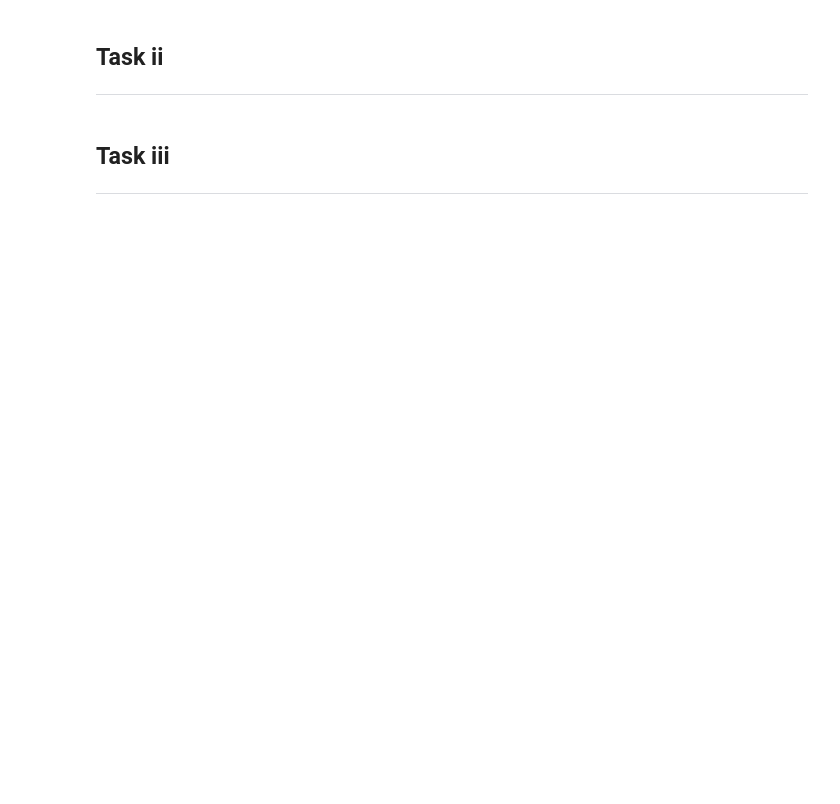
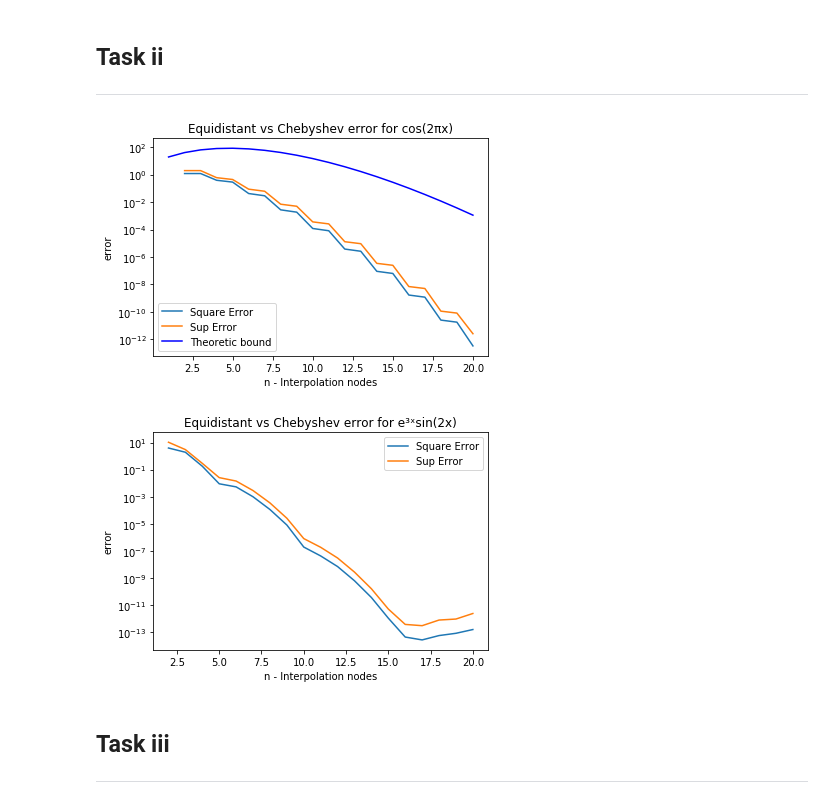
Before and after one commit to CelestialCry/Numerical-Methods, a Jupyter notebook: Øving/Assignment 2.ipynb, the cells around one changed output. Cells and saved outputs as stored; diff of their text form; code cells hidden in the pictures; blank space fills up the shorter version.

```diff
--- a/Øving/Assignment 2.ipynb
+++ b/Øving/Assignment 2.ipynb
@@ -165,7 +164,7 @@ class Plottable():
     print()
         Can use print to create and show plot
     """
-    __slots__ = ["function", "max_dom", "min_dom"]
+    __slots__ = ["function", "max_dom", "min_dom", "history", "grad"]
 
     def __init__(self, function=lambda x: 0, mi=0, ma=1):
         """
@@ -179,7 +178,7 @@ class Plottable():
         ma :: Double
             End of interval
         """
-        self.function, self.max_dom, self.min_dom = function, ma, mi
+        self.function, self.max_dom, self.min_dom, self.history, self.grad = function, ma, mi, [], self.diff
 
     def plot(self, *args, start=None, end=None, step=500, **kwargs):
         """
@@ -213,7 +212,7 @@ class Plottable():
     def __call__(self, *args):  # Function calling overloading
         return self.function(*args)
 
-    def diff(self, n):
+    def diff(self, x):
         """
         Differentiation method using jacobian from autograd
         Parameters
@@ -224,14 +223,9 @@ class Plottable():
         ----------
         Returns the differentiated function
         """
-        n = self.function
-        for i in range(n):
-            n = jacobian(n)
-        return n
+        return grad(self.function)(x)
 
 class AltDiff(Plottable):
-
-    __slots__ = ["grad"]
 
     def __init__(self, f, start, end, newDiff = None):
         super().__init__(f, start, end)
@@ -1142,19 +1139,22 @@ plt.show()
 # %%
 plt.figure()
 plt.axes(xlabel = "n - Interpolation nodes", ylabel = "error")
 v = ErrorLagrange(a, 0, 1, n = 20) #Interpolating the first function
 v.plot()
 (lambda ns: plt.plot(ns, list(map(lambda n: (2*np.pi)**(n+1)/factorial(n+1), ns)), 'b', label = "Theoretic bound"))(range(1,21)) # Plotting the theoretic bound
 plt.title("Equidistant vs Chebyshev error for cos(2πx)")
 plt.legend()
 plt.show()
 plt.figure()
 plt.axes(xlabel = "n - Interpolation nodes", ylabel = "error")
 u = ErrorLagrange(b, 0, np.pi/4, 20) #Interpolating the second function
-u.plot2()
+u.plot()
 plt.legend()
 plt.title("Equidistant vs Chebyshev error for e³ˣsin(2x)")
 plt.show()
+# %% [output]
+[figure, added]
+[figure, added]
 # %% [markdown]
 ## Task iii
 ----
```
Also changed, not shown: parts of 12 cells of this notebook.
